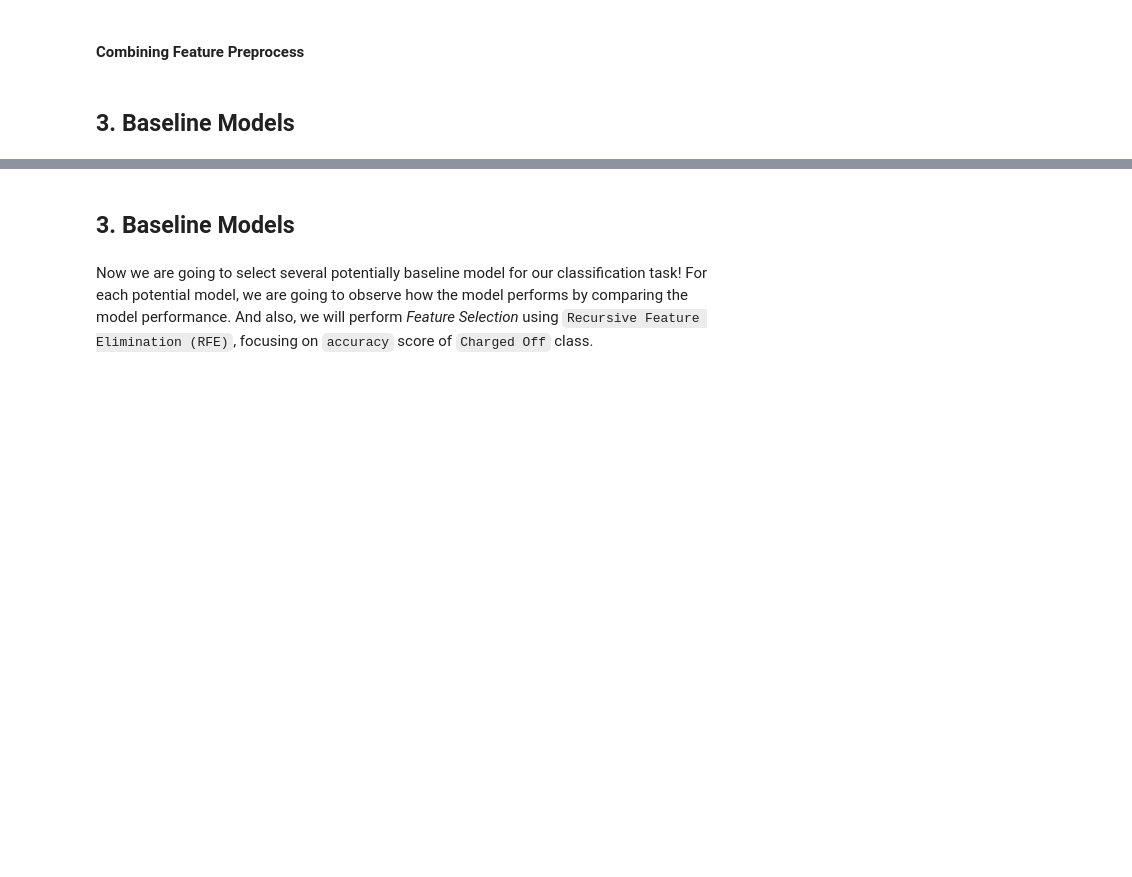
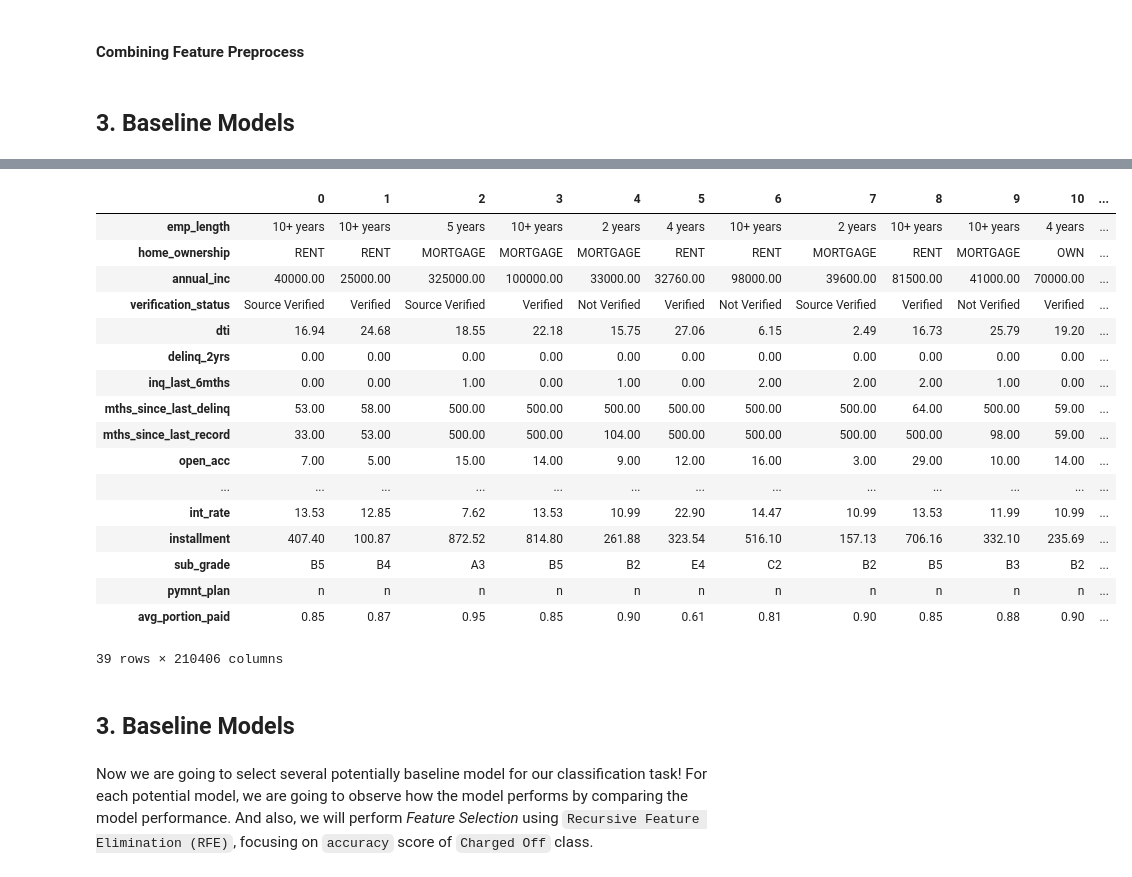
Before and after one commit to nbarizki/creditdefaultml, a Jupyter notebook: 3_Model_development.ipynb, the cells around one changed output, grey strips where cells are left out. Saved outputs shown, nothing was run; the diff lists cells and outputs as text; code cells hidden in the pictures; blank space fills up the shorter version.

```diff
--- a/3_Model_development.ipynb
+++ b/3_Model_development.ipynb
@@ -222,3 +386,56 @@ for model, model_id in zip(models, model_ids):
+# %%
+from sklearn.base import BaseEstimator, TransformerMixin
+
+class LoanFeatureExtract(BaseEstimator, TransformerMixin):
+    def __init__(self):
+        pass
+
+    def fit(self, X, y=None):
+        X = X.assign(
+            portion_paid=lambda x: x.total_rec_prncp / x.loan_amnt
+            )
+        self.avg_portion_ = X\
+            .groupby('sub_grade')\
+            .aggregate(avg_portion_paid=pd.NamedAgg(column='portion_paid', aggfunc='mean'))\
+            .reset_index()
+        return self
+
+    def transform(self, X, y=None):
+        X = pd.merge(
+            X, self.avg_portion_, how='left', on='sub_grade'
+            )
+        X = X.drop(columns=['total_rec_prncp', 'loan_amnt'])
+        return X
+# %%
+dataset_preprocess = Pipeline([
+    ('preprocess', LoanDataPreprocess()),
+    ('extract_label_predictor', LoanDataLabelPredictor(exclude=['term', 'earliest_cr_line', 'grade', 'pymnt_plan'],
+                                                       include=['total_rec_prncp'])),
+    ('missing_handler', LoanDataMissingHandler()),
+    ])
+
+X_train, y_train = dataset_preprocess.fit_transform(train_set)
+extract_feature = LoanFeatureExtract()
+extract_feature.fit_transform(X_train).T
+# %% [output]
+|  | 0 | 1 | 2 | 3 | 4 | 5 | 6 | 7 | 8 | 9 | 10 | ... |
+| emp_length | 10+ years | 10+ years | 5 years | 10+ years | 2 years | 4 years | 10+ years | 2 years | 10+ years | 10+ years | 4 years | ... |
+| home_ownership | RENT | RENT | MORTGAGE | MORTGAGE | MORTGAGE | RENT | RENT | MORTGAGE | RENT | MORTGAGE | OWN | ... |
+| annual_inc | 40000.00 | 25000.00 | 325000.00 | 100000.00 | 33000.00 | 32760.00 | 98000.00 | 39600.00 | 81500.00 | 41000.00 | 70000.00 | ... |
+| verification_status | Source Verified | Verified | Source Verified | Verified | Not Verified | Verified | Not Verified | Source Verified | Verified | Not Verified | Verified | ... |
+| dti | 16.94 | 24.68 | 18.55 | 22.18 | 15.75 | 27.06 | 6.15 | 2.49 | 16.73 | 25.79 | 19.20 | ... |
+| delinq_2yrs | 0.00 | 0.00 | 0.00 | 0.00 | 0.00 | 0.00 | 0.00 | 0.00 | 0.00 | 0.00 | 0.00 | ... |
+| inq_last_6mths | 0.00 | 0.00 | 1.00 | 0.00 | 1.00 | 0.00 | 2.00 | 2.00 | 2.00 | 1.00 | 0.00 | ... |
+| mths_since_last_delinq | 53.00 | 58.00 | 500.00 | 500.00 | 500.00 | 500.00 | 500.00 | 500.00 | 64.00 | 500.00 | 59.00 | ... |
+| mths_since_last_record | 33.00 | 53.00 | 500.00 | 500.00 | 104.00 | 500.00 | 500.00 | 500.00 | 500.00 | 98.00 | 59.00 | ... |
+| open_acc | 7.00 | 5.00 | 15.00 | 14.00 | 9.00 | 12.00 | 16.00 | 3.00 | 29.00 | 10.00 | 14.00 | ... |
+| ... | ... | ... | ... | ... | ... | ... | ... | ... | ... | ... | ... | ... |
+| int_rate | 13.53 | 12.85 | 7.62 | 13.53 | 10.99 | 22.90 | 14.47 | 10.99 | 13.53 | 11.99 | 10.99 | ... |
+| installment | 407.40 | 100.87 | 872.52 | 814.80 | 261.88 | 323.54 | 516.10 | 157.13 | 706.16 | 332.10 | 235.69 | ... |
+| sub_grade | B5 | B4 | A3 | B5 | B2 | E4 | C2 | B2 | B5 | B3 | B2 | ... |
+| pymnt_plan | n | n | n | n | n | n | n | n | n | n | n | ... |
+| avg_portion_paid | 0.85 | 0.87 | 0.95 | 0.85 | 0.90 | 0.61 | 0.81 | 0.90 | 0.85 | 0.88 | 0.90 | ... |
+39 rows × 210406 columns
 # %% [markdown]
 ## 3. Baseline Models
 # %% [markdown]
```
Also changed, not shown: parts of 23 cells of this notebook, 1 other file.
